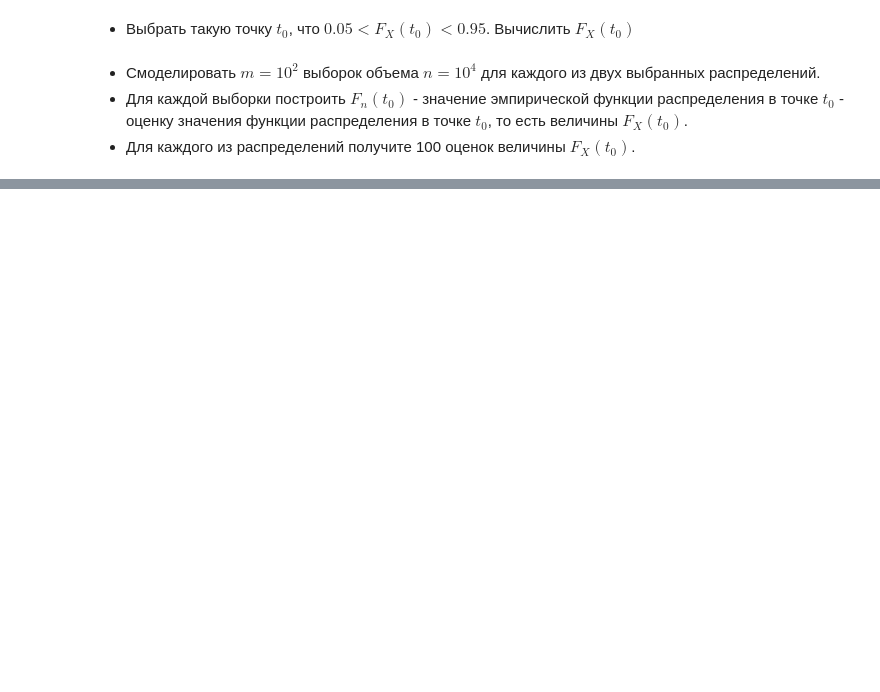
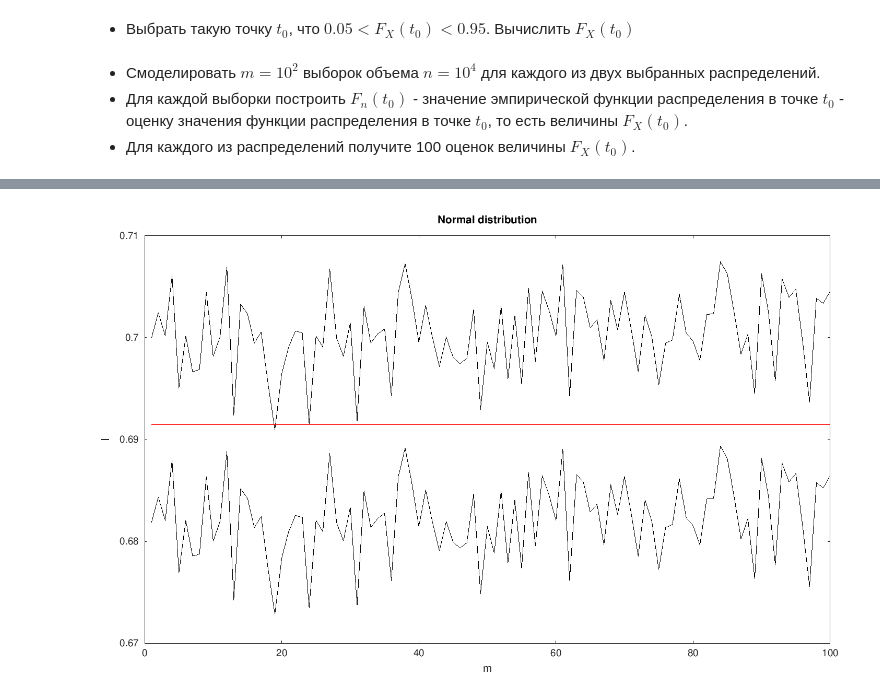
Before and after one commit to fadyat/ITMO-PROBLEMS, a Jupyter notebook: Mathematical-statistics/IV semester/Solutions/lab2/solution.ipynb, the cells around one changed output, grey strips where cells are left out. Drawn from its saved outputs; the diff is of its cells as text; code cells hidden in the pictures; blank space fills up the shorter version.

```diff
--- a/Mathematical-statistics/IV semester/Solutions/lab2/solution.ipynb
+++ b/Mathematical-statistics/IV semester/Solutions/lab2/solution.ipynb
@@ -30,19 +68,16 @@ t0 = 0.5;
 # %%
-% For normal disctribution
-mu = 0;
-sigma = 1;
+global  mu = 0;
+global sigma = 1;
 
-%     SE = sigma / sqrt(n)
-%     F(x) - empirical distribution function(EDF) => sigma^2 = F(t0) * (1 - F(t0))
-
-function normal_distribution(gamma)
-    global m n t0 mu sigma
+function [value, I, FX] = normal_distribution(gamma)
+    global m n t0 mu sigma;
     T = norminv((1 + gamma) / 2);
     X = normrnd(mu, sigma, n, m);
     FX = normcdf(t0, mu, sigma);
-    SE = T * sqrt(FX) * (1 - FX) / sqrt(n);
+    SE = T * sqrt(FX) * sqrt(1 - FX) / sqrt(n);
     FX_t0 = mean(X < t0);
-    I = [FX_t0 - SE, FX_t0 + SE];
-%     ...
-
-endfunction
+    I = [FX_t0 - SE; FX_t0 + SE];
+    l = sum(I(1, :) > FX);
+    r = sum(I(2, :) < FX);
+    value = l + r;
+end
@@ -50,0 +148,4 @@ normal_distribution(0.95)
+# %%
+f1 = draw(@(gamma) normal_distribution(gamma), "Normal distribution");
+# %% [output]
+[figure, added]
```
Also changed, not shown: parts of 17 cells of this notebook.
